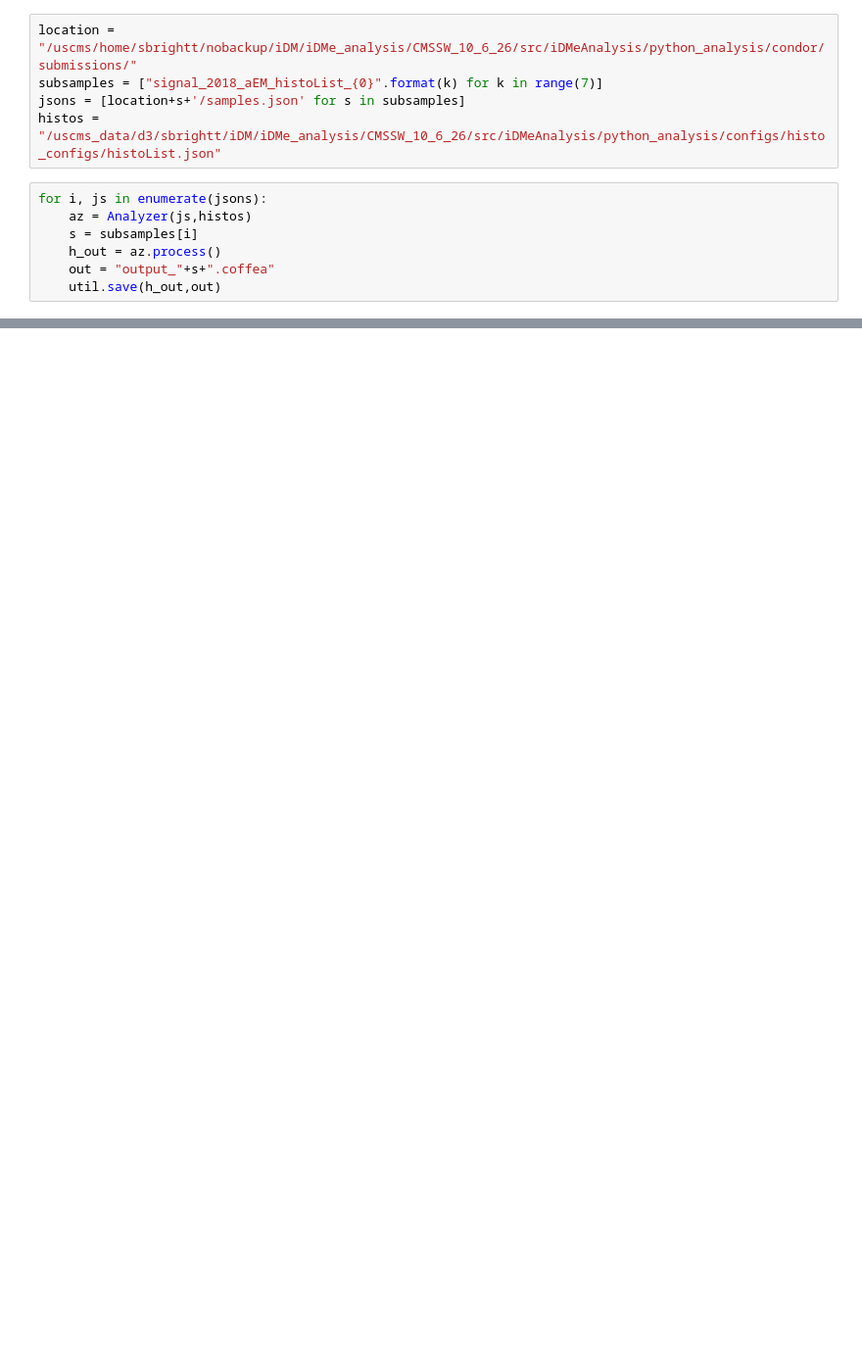
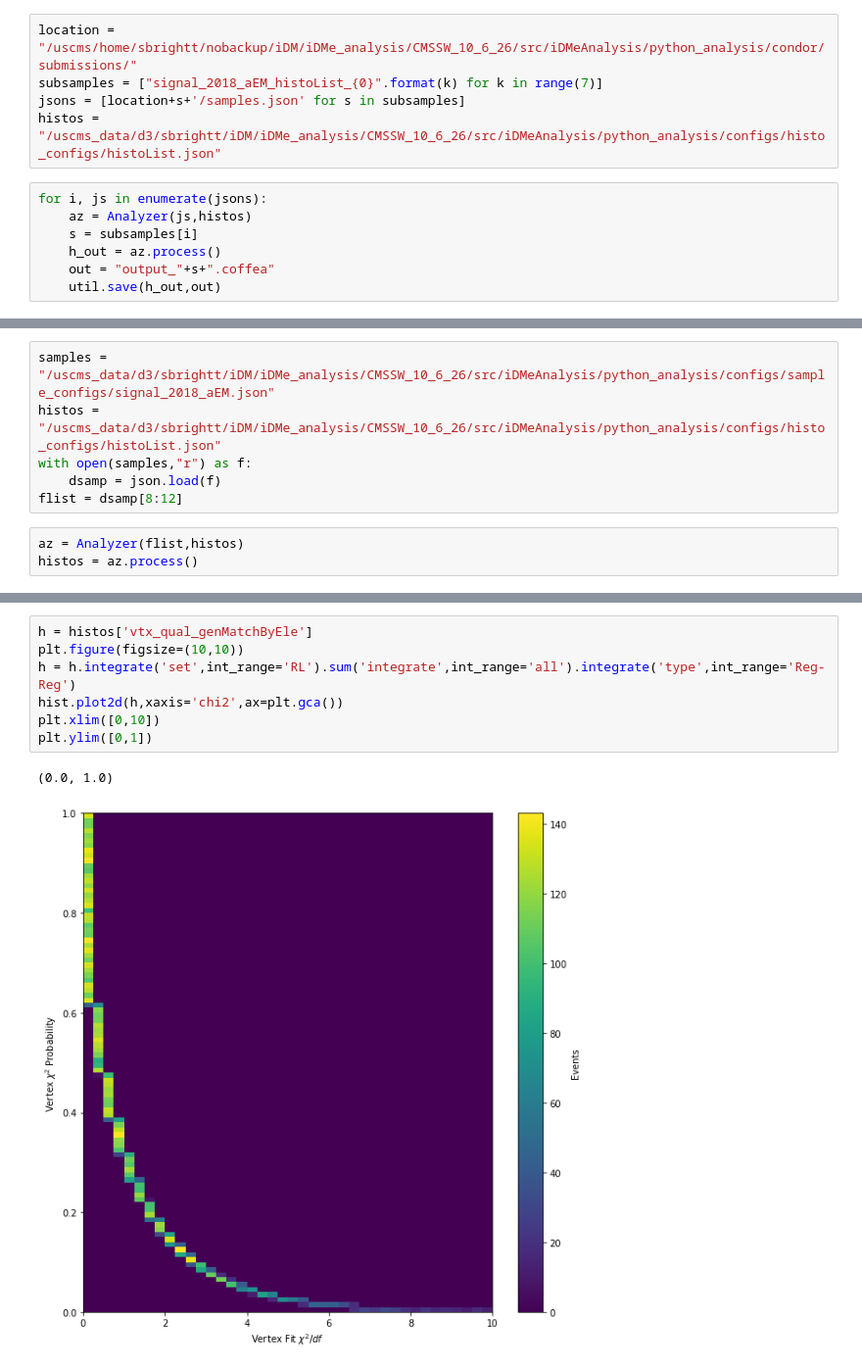
Before and after one commit to liviakong/iDMe, a Jupyter notebook: python_analysis/testNotebooks/runAnalyzerLocal.ipynb, the cells around one changed output, grey strips where cells are left out. Shown: that part at 98% size. Drawn from its saved outputs; the diff is of its cells as text; blank space fills up the shorter version.

```diff
--- a/python_analysis/testNotebooks/runAnalyzerLocal.ipynb
+++ b/python_analysis/testNotebooks/runAnalyzerLocal.ipynb
@@ -128,0 +52,9 @@ best_ele_match[cutF]
+# %%
+samples = "/uscms_data/d3/sbrightt/iDM/iDMe_analysis/CMSSW_10_6_26/src/iDMeAnalysis/python_analysis/configs/sample_configs/signal_2018_aEM.json"
+histos = "/uscms_data/d3/sbrightt/iDM/iDMe_analysis/CMSSW_10_6_26/src/iDMeAnalysis/python_analysis/configs/histo_configs/histoList.json"
+with open(samples,"r") as f:
+    dsamp = json.load(f)
+flist = dsamp[8:12]
+# %%
+az = Analyzer(flist,histos)
+histos = az.process()
@@ -128,0 +65,10 @@ best_ele_match[cutF]
+# %%
+h = histos['vtx_qual_genMatchByEle']
+plt.figure(figsize=(10,10))
+h = h.integrate('set',int_range='RL').sum('integrate',int_range='all').integrate('type',int_range='Reg-Reg')
+hist.plot2d(h,xaxis='chi2',ax=plt.gca())
+plt.xlim([0,10])
+plt.ylim([0,1])
+# %% [output]
+(0.0, 1.0)
+[figure, added]
```
Also changed, not shown: parts of 14 cells of this notebook, 34 other files.
